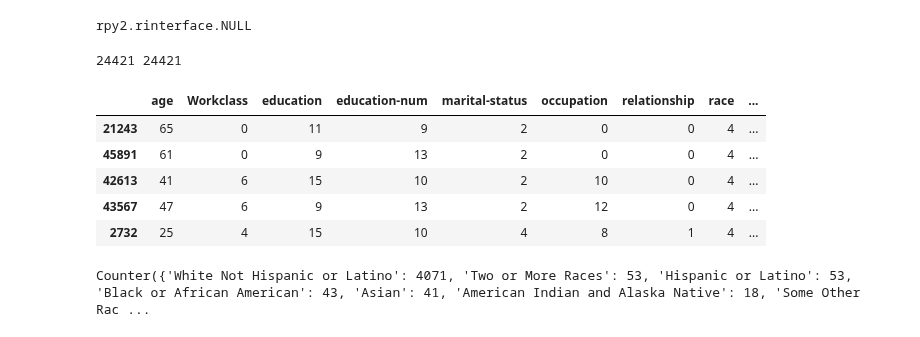
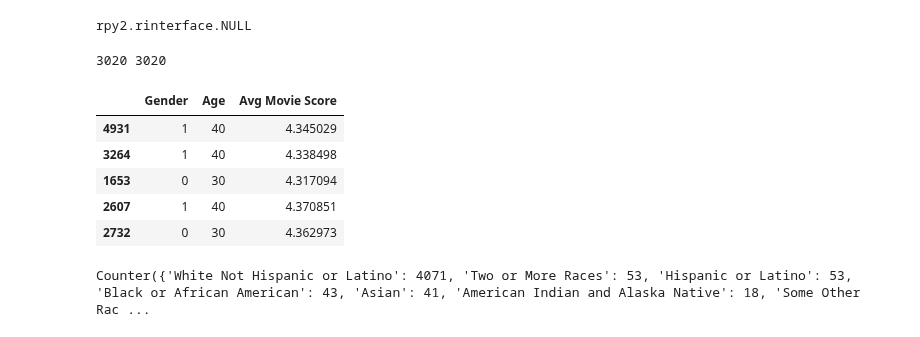
Before and after one commit to columbia/fairtest, a Jupyter notebook: src_new_api/test.ipynb, the cells around one changed output. Drawn from its saved outputs; the diff is of its cells as text; code cells hidden in the pictures.

```diff
--- a/src_new_api/test.ipynb
+++ b/src_new_api/test.ipynb
@@ -140,7 +140,7 @@ data['Gorilla'] = map(lambda l: 'Yes' if 'chimpanzee' in l else 'No', labeled_da
 data = data.drop(TARGET, axis=1)
 TARGET = 'Gorilla'
 '''
-'''
+
 dataname = 'movies.txt'
 data = pd.read_csv(
             '../data/recommender/recommendations_labels.txt',
@@ -148,12 +148,21 @@ data = pd.read_csv(
             sep=r'\s*\t\s*',
             engine='python',
             na_values="?")
-TARGET = 'Labels'
-data = data.drop(set(['userID', 'occupation', 'avgScore', 'RMSE', 'Labels'])-set([TARGET]), axis=1)
-SENS = ['gender', 'age']
-if 'age' in SENS and TARGET == 'Labels':
-    data['age'] = map(lambda a: '<35' if a <35 else '>35', data['age'])
+data=data.rename(columns = {'avgScore':'Avg Movie Score', 'age': 'Age', 'gender': 'Gender'})
+SENS = ['Gender', 'Age']
+TARGET = 'Avg Movie Score'
 EXPL = []
+
+data = data.drop(set(['userID', 'occupation', 'Avg Movie Score', 'RMSE', 'Labels'])-set([TARGET]), axis=1)
+if 'Age' in SENS and TARGET == 'Labels':
+    data['Age'] = map(lambda a: '<35' if a <35 else '>35', data['Age'])
+else:
+    data['Age'] = map(lambda a: 10 if a ==1
+                      else 20 if a == 18
+                      else 30 if a == 25
+                      else 40 if a == 35
+                      else 50 if a == 45 or a == 50
+                      else 60 if a == 56 else None, data['Age'])
 
 if TARGET == 'Labels':
     labeled_data = map(lambda s: ast.literal_eval(s), data[TARGET])
@@ -165,7 +174,7 @@ if TARGET == 'Labels':
     df_labels = pd.DataFrame(labeled_data, columns=labels)
     data = pd.concat([data.drop(TARGET, axis=1), df_labels], axis=1)
     TARGET = labels.tolist()
-'''
+
 '''
 dataname = 'movies.txt'
 data = pd.read_csv(
@@ -174,49 +183,57 @@ data = pd.read_csv(
             sep=r'\s*\t\s*',
             engine='python',
             na_values="?")
-TARGET = 'Average_age'
-SENS = ['gender', 'age']
-if 'age' in SENS and TARGET == 'Types':
-    data['age'] = map(lambda a: '<35' if a <35 else '>=35', data['age'])
+data=data.rename(columns = {'Average_age':'Avg Movie Age', 'age': 'Age', 'gender': 'Gender'})
+TARGET = 'Avg Movie Age'
+SENS = ['Gender', 'Age']
+if 'Age' in SENS and TARGET == 'Types':
+    data['Age'] = map(lambda a: '<35' if a <35 else '>=35', data['age'])
+
 EXPL = []
-if TARGET == 'Average_age':
+if TARGET == 'Avg Movie Age':
     data = data.drop('Types', axis=1)
+    data['Age'] = map(lambda a: 10 if a ==1
+                      else 20 if a == 18
+                      else 30 if a == 25
+                      else 40 if a == 35
+                      else 50 if a == 45 or a == 50
+                      else 60 if a == 56 else None, data['Age'])
 else:
     labeled_data = map(lambda s: ast.literal_eval(s), data[TARGET])
     for labels in labeled_data:
         assert(len(labels) == 5)
     label_encoder = preprocessing.MultiLabelBinarizer()
     labeled_data = label_encoder.fit_transform(labeled_data)
     labels = label_encoder.classes_
     df_labels = pd.DataFrame(labeled_data, columns=labels)
     data = pd.concat([data.drop(TARGET, axis=1), df_labels], axis=1)
     TARGET = labels.tolist()
 '''
 '''
 dataname = 'benchmark.csv'
 data = pd.read_csv(
             '../data/benchmark/benchmark.csv',
             header=0,
             sep=r'\s*,\s*',
             engine='python',
             na_values="?")
 TARGET = 'price'
 SENS = ['race', 'income']
 EXPL = []
 '''
 
 measures = {}
 exp = api2.Experiment(data, SENS, TARGET, EXPL, train_size=0.5, measures=measures, topk=10, random_state=RANDOM_SEED)
 print len(exp.train_set), len(exp.test_set)
 exp.train_set.tail()
 # %% [output]
-24421 24421
+3020 3020
-|  | age | Workclass | education | education-num | marital-status | occupation | relationship | race | ... |
-| 21243 | 65 | 0 | 11 | 9 | 2 | 0 | 0 | 4 | ... |
-| 45891 | 61 | 0 | 9 | 13 | 2 | 0 | 0 | 4 | ... |
-| 42613 | 41 | 6 | 15 | 10 | 2 | 10 | 0 | 4 | ... |
-| 43567 | 47 | 6 | 9 | 13 | 2 | 12 | 0 | 4 | ... |
-| 2732 | 25 | 4 | 15 | 10 | 4 | 8 | 1 | 4 | ... |
+|  | Gender | Age | Avg Movie Score |
+| 4931 | 1 | 40 | 4.345029 |
+| 3264 | 1 | 40 | 4.338498 |
+| 1653 | 0 | 30 | 4.317094 |
+| 2607 | 1 | 40 | 4.370851 |
+| 2732 | 0 | 30 | 4.362973 |
 # %%
 #print pd.crosstab(data['Adventure'], data['age'])
 #print data
```
Also changed, not shown: parts of 2 cells of this notebook, 13 other files.
